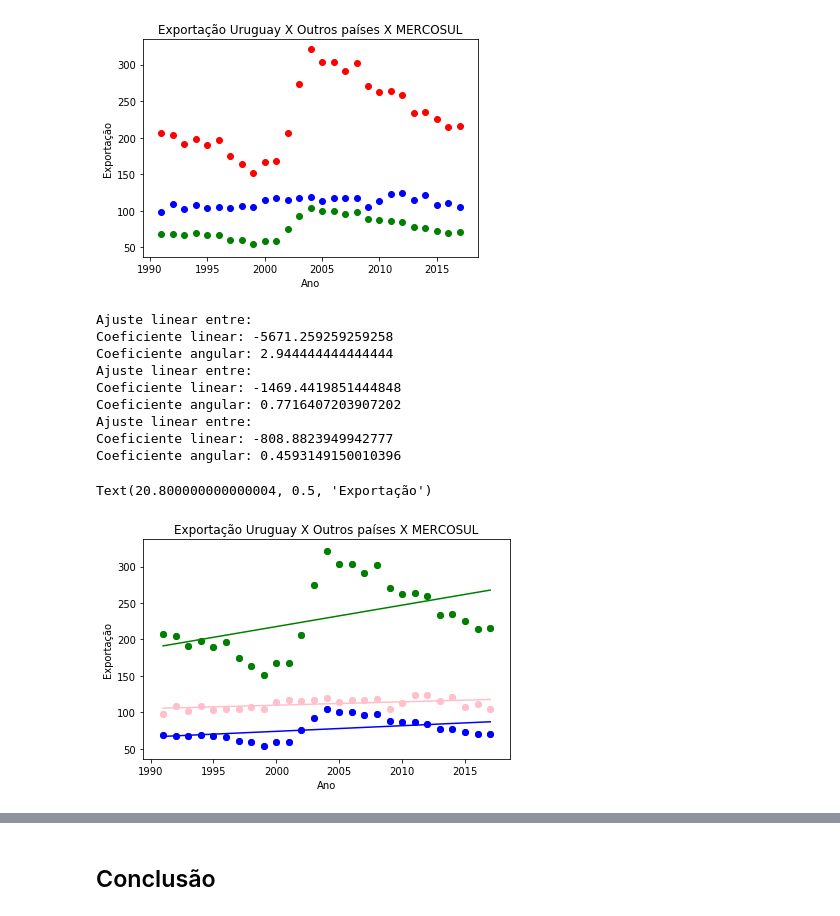
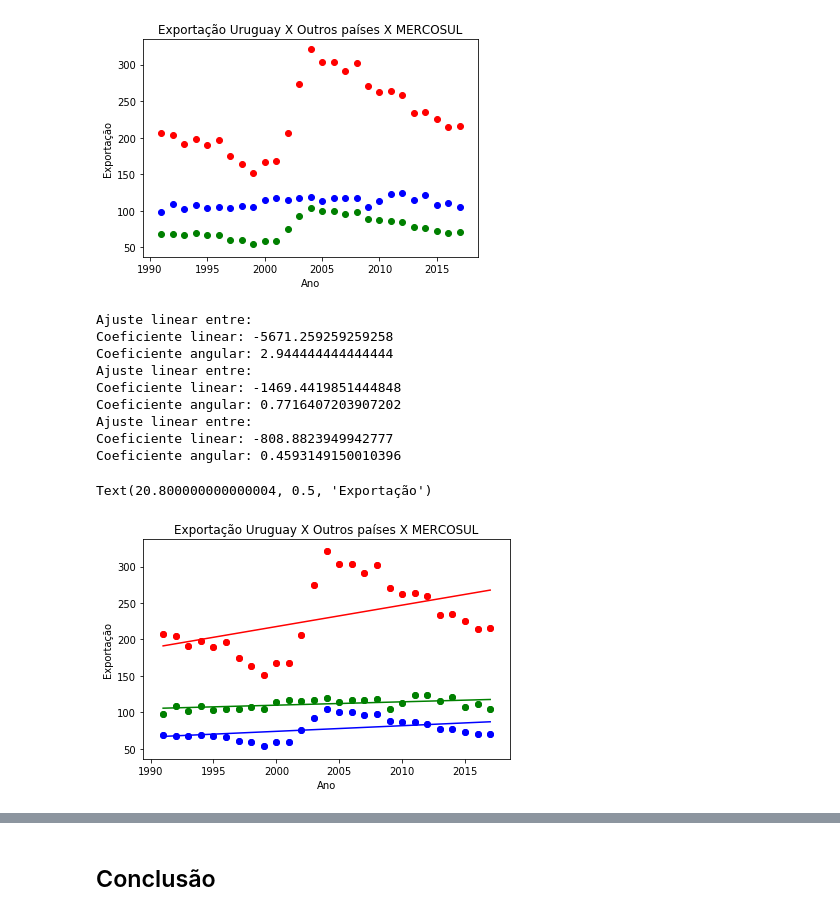
Before and after one commit to Gabrielamb2/Projeto1_cdd, a Jupyter notebook: Projeto1_layout.ipynb, the cells around one changed output, grey strips where cells are left out. Cells and saved outputs as stored; diff of their text form; code cells hidden in the pictures.

```diff
--- a/Projeto1_layout.ipynb
+++ b/Projeto1_layout.ipynb
@@ -529,27 +537,27 @@ def reta(dados_x, dados_y, c):
 
     plt.tight_layout()
 # %%
-plt.scatter(udi["index"], udi.Uruguay, color="g")
-reta(udi["index"], udi.Uruguay, "g")
+plt.scatter(udi["index"], udi.Uruguay, color="r")
+reta(udi["index"], udi.Uruguay, "r")
 
 plt.scatter(eom["index"] ,eom ["mean"] , color="b")
 reta(eom["index"] ,eom ["mean"],"b")
 
-plt.scatter(mop["index"] ,mop["mean"], color="pink")
-reta(mop["index"] ,mop["mean"], "pink")
+plt.scatter(mop["index"] ,mop["mean"], color="g")
+reta(mop["index"] ,mop["mean"], "g")
 
 plt.title('Exportação Uruguay X Outros países X MERCOSUL')
 plt.xlabel('Ano')
 plt.ylabel('Exportação')
 # %% [output]
 Ajuste linear entre:
 Coeficiente linear: -5671.259259259258
 Coeficiente angular: 2.944444444444444
 Ajuste linear entre:
 Coeficiente linear: -1469.4419851444848
 Coeficiente angular: 0.7716407203907202
 Ajuste linear entre:
 Coeficiente linear: -808.8823949942777
 Coeficiente angular: 0.4593149150010396
 Text(20.800000000000004, 0.5, 'Exportação')
-[figure, old version]
+[figure, new version]
```
Also changed, not shown: parts of 11 cells of this notebook.
